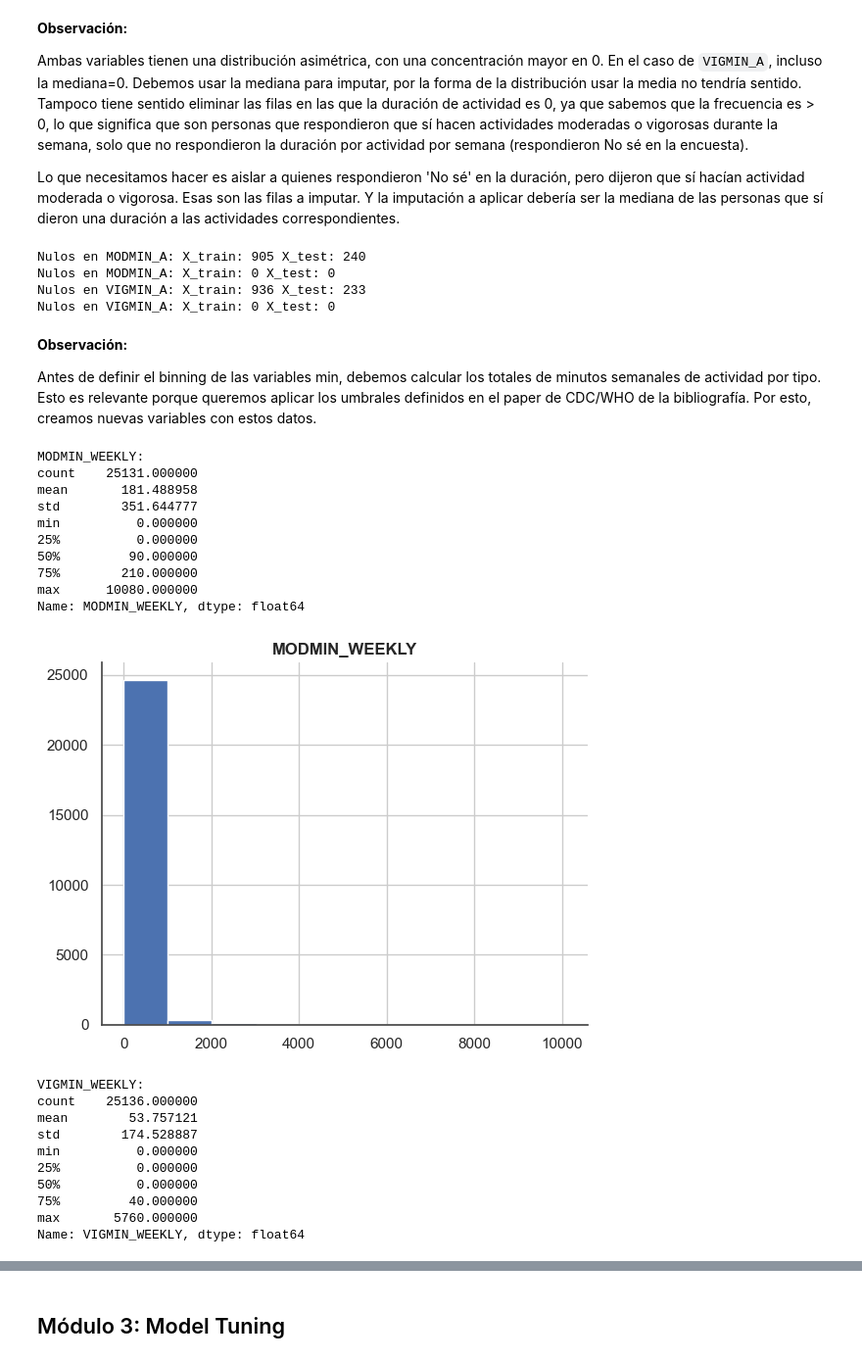
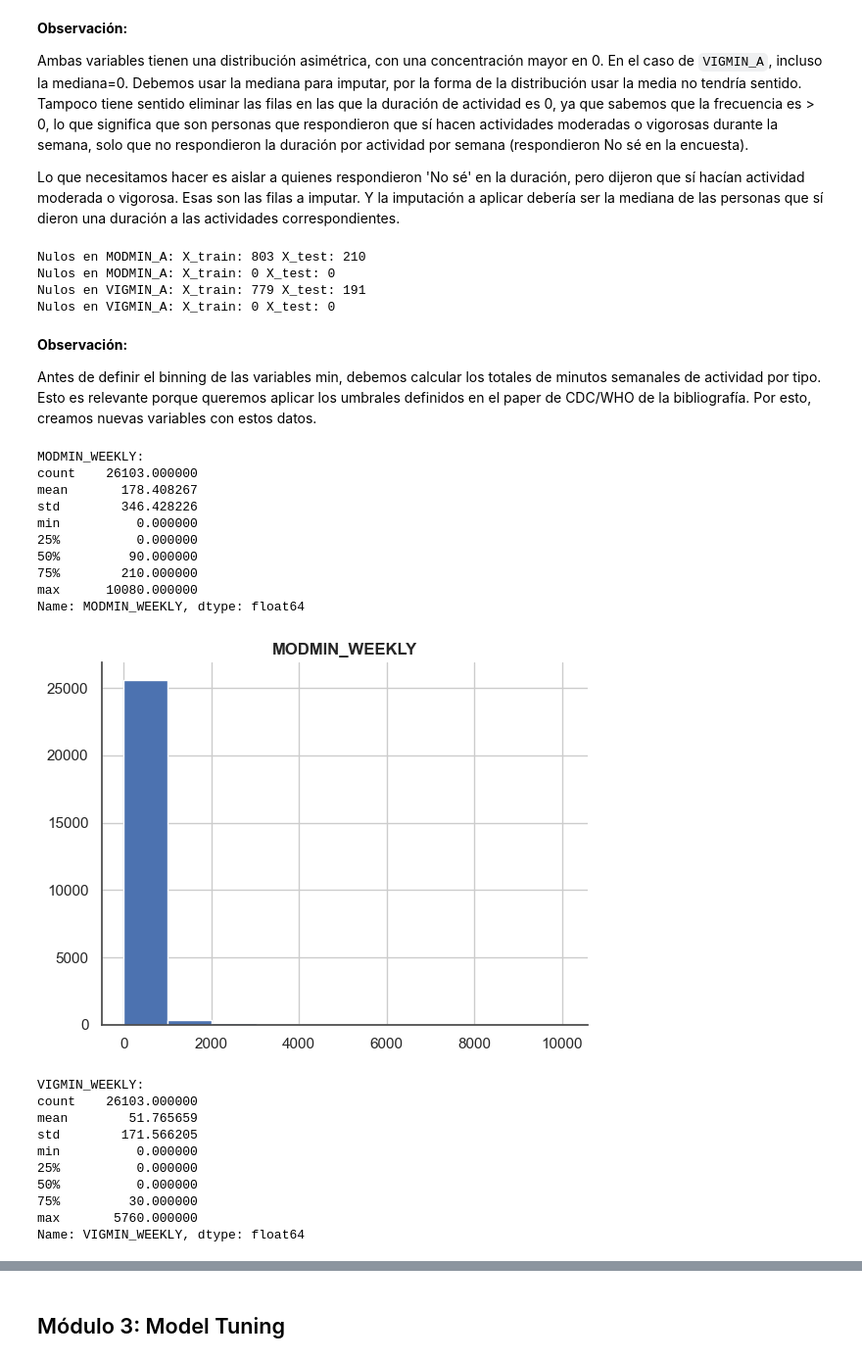
Before and after one commit to anairinac/tfm-wearable-health, a Jupyter notebook: notebooks/notebook.ipynb, the cells around one changed output, grey strips where cells are left out. Shown at 98% size. Saved outputs shown, nothing was run; the diff lists cells and outputs as text; code cells hidden in the pictures.

```diff
--- a/notebooks/notebook.ipynb
+++ b/notebooks/notebook.ipynb
@@ -1308,12 +1322,13 @@ incapacidad_x_freq = {
 
 for freq, incap in incapacidad_x_freq.items():
     df_fe[incap] = (df_fe[freq] == -1).astype(int)
-    df_fe[freq] = df_fe[freq].replace(-1, np.nan)
+    df_fe[freq] = df_fe[freq].replace(-1, 0)
 
 cols_incapacidad = list(incapacidad_x_freq.values())
 print(f"Incapacidad por intensidad de actividad: \n{df_fe[cols_incapacidad].sum()}")
 
 features = features + cols_incapacidad
+categorical_features = categorical_features + cols_incapacidad
 print(f"Columnas de incapacidad: {df_fe[cols_incapacidad].columns.to_list()}")
 # %% [output]
 Incapacidad por intensidad de actividad:
@@ -1495,0 +1513,10 @@ Al estratificar por `y_lesion`, el balanceo de clases para las 3 variables está
+# %%
+# Imputación de variables FREQ cuando NaN es no-respuesta real -> USAR X_train y no df_fe!!!!!
+
+vars_imputar = ['MODFREQW_A', 'VIGFREQW_A']
+for freq in vars_imputar:
+    print(f"Nulos en {freq}: X_train: {X_train[freq].isna().sum()} X_test: {X_test[freq].isna().sum()}")
+    mediana = X_train[freq].median()
+    X_train[freq] = X_train[freq].fillna(mediana)
+    X_test[freq] = X_test[freq].fillna(mediana)
+    print(f"Nulos en {freq}: X_train: {X_train[freq].isna().sum()} X_test: {X_test[freq].isna().sum()}")
@@ -1540,9 +1572,9 @@ for freq, dur in duracion_x_freq.items():
     X_test[dur] = X_test[dur].fillna(mediana)
     print(f"Nulos en {dur}: X_train: {X_train[dur].isna().sum()} X_test: {X_test[dur].isna().sum()}")
 # %% [output]
-Nulos en MODMIN_A: X_train: 905 X_test: 240
+Nulos en MODMIN_A: X_train: 803 X_test: 210
 Nulos en MODMIN_A: X_train: 0 X_test: 0
-Nulos en VIGMIN_A: X_train: 936 X_test: 233
+Nulos en VIGMIN_A: X_train: 779 X_test: 191
 Nulos en VIGMIN_A: X_train: 0 X_test: 0
 # %% [markdown]
 **Observación:**
@@ -1551,36 +1583,39 @@ Antes de definir el binning de las variables min, debemos calcular los totales d
 # %%
 # Crear columnas de duración semanal
 X_train['MODMIN_WEEKLY'] = X_train['MODMIN_A'] * X_train['MODFREQW_A']
 X_train['VIGMIN_WEEKLY'] = X_train['VIGMIN_A'] * X_train['VIGFREQW_A']
 X_test['MODMIN_WEEKLY'] = X_test['MODMIN_A'] * X_test['MODFREQW_A']
 X_test['VIGMIN_WEEKLY'] = X_test['VIGMIN_A'] * X_test['VIGFREQW_A']
 
+vars_dur_semanal = ['MODMIN_WEEKLY', 'VIGMIN_WEEKLY']
+features = features + vars_dur_semanal
+numeric_features = numeric_features + vars_dur_semanal
+
 # Revisamos la distribución para decidir cómo aplicar el binning sugerido en los papers
-vars_dur_semanal = ['MODMIN_WEEKLY', 'VIGMIN_WEEKLY']
 for var in vars_dur_semanal:
     print(f"{var}:\n{X_train[var].describe()}")
     X_train[var].hist(bins=10)
     plt.title(var)
     plt.show()
 # %% [output]
 MODMIN_WEEKLY:
-count    25131.000000
-mean       181.488958
-std        351.644777
+count    26103.000000
+mean       178.408267
+std        346.428226
 min          0.000000
 25%          0.000000
 50%         90.000000
 75%        210.000000
 max      10080.000000
 Name: MODMIN_WEEKLY, dtype: float64
-[figure, old version]
+[figure, new version]
 VIGMIN_WEEKLY:
-count    25136.000000
-mean        53.757121
-std        174.528887
+count    26103.000000
+mean        51.765659
+std        171.566205
 min          0.000000
 25%          0.000000
 50%          0.000000
-75%         40.000000
+75%         30.000000
 max       5760.000000
 Name: VIGMIN_WEEKLY, dtype: float64
```
Also changed, not shown: parts of 27 cells of this notebook, 2 other files.
